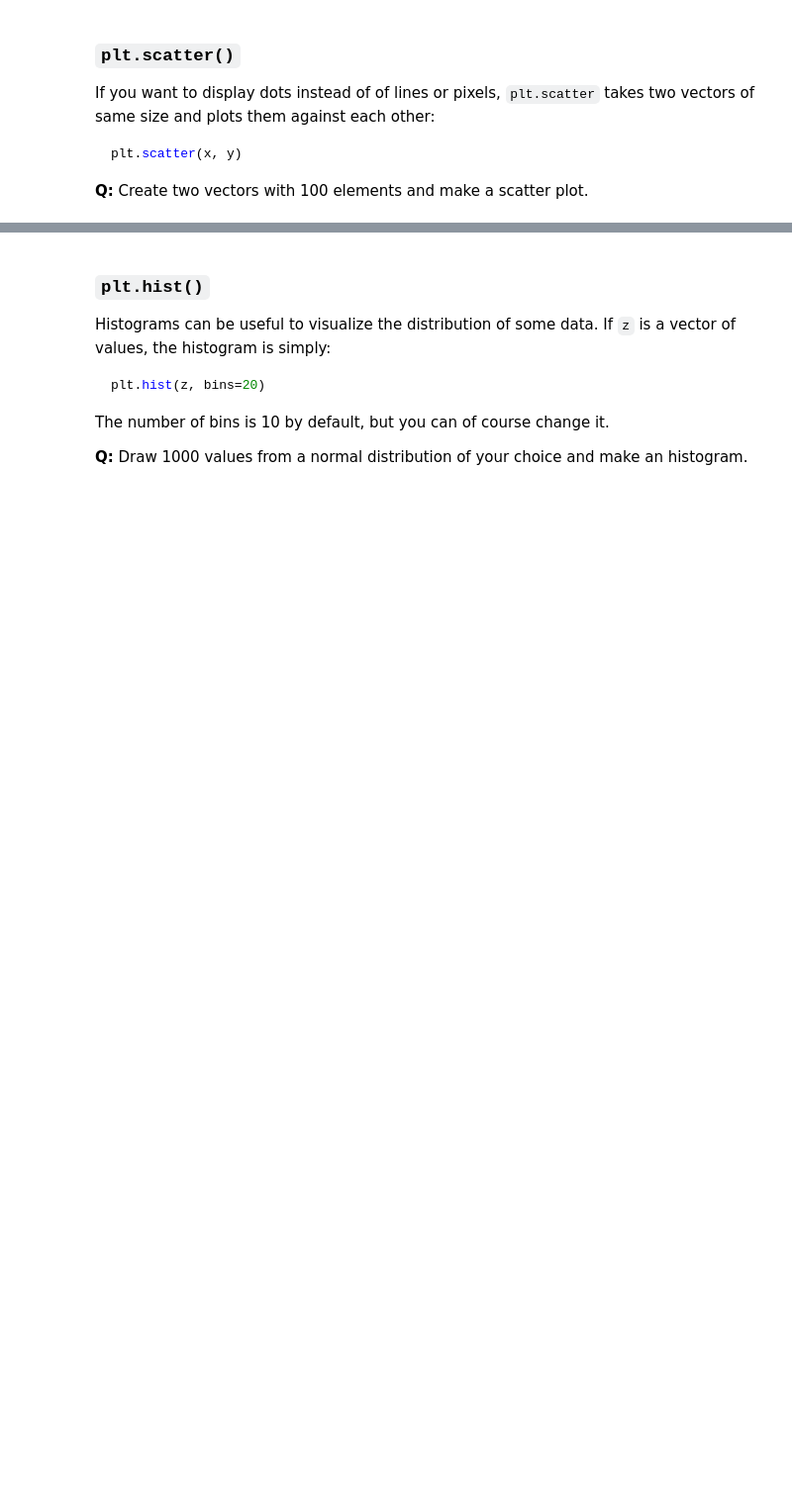
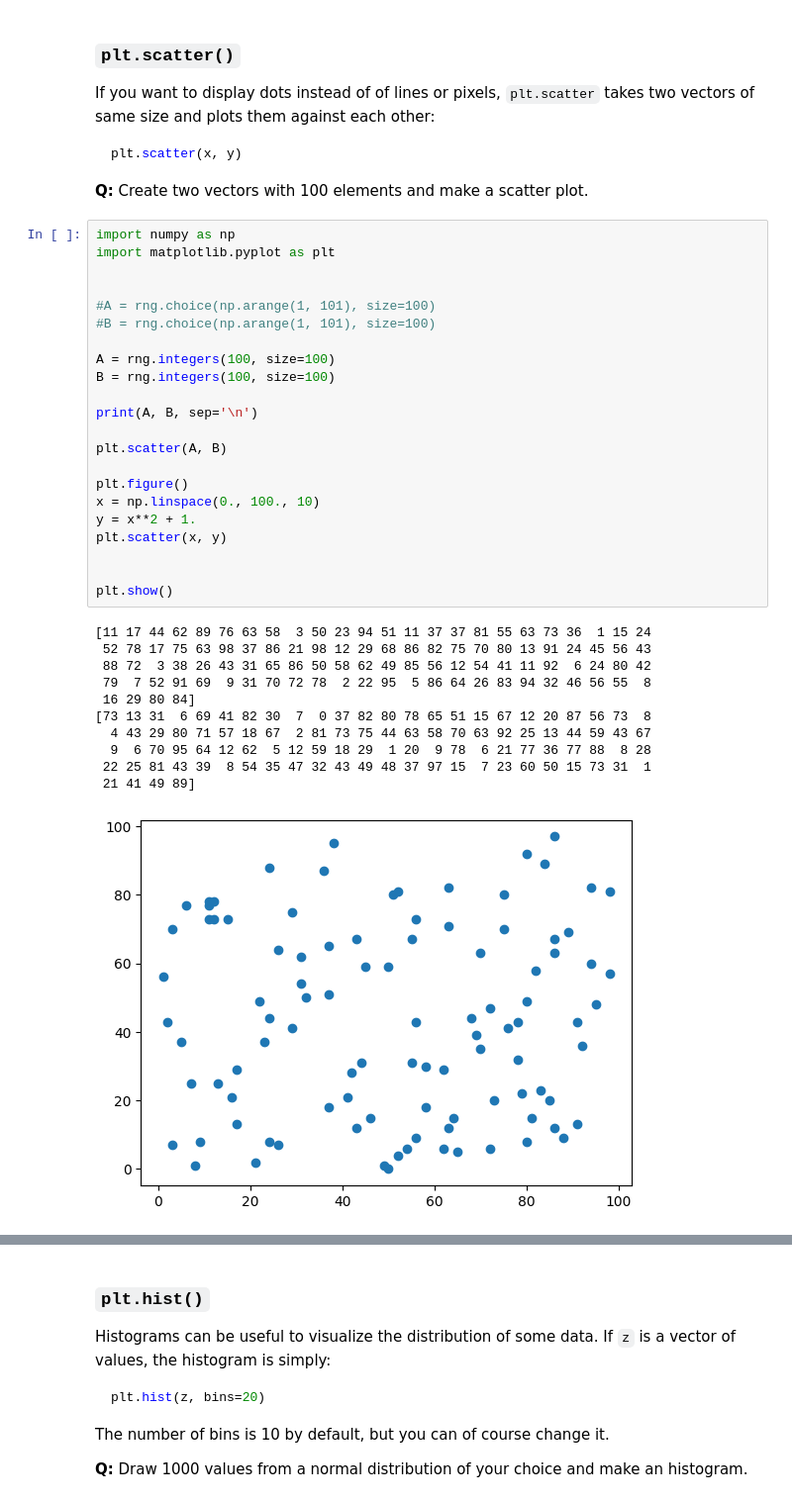
Before and after one commit to 77boom/neurocomputing, a Jupyter notebook: notebooks/2-Numpy.ipynb, the cells around one changed output, grey strips where cells are left out. Shown at 99% size. Saved outputs shown, nothing was run; the diff lists cells and outputs as text; blank space fills up the shorter version.

````diff
--- a/notebooks/2-Numpy.ipynb
+++ b/notebooks/2-Numpy.ipynb
@@ -749,3 +806,37 @@ plt.scatter(x, y)
 ```
 
 **Q:** Create two vectors with 100 elements and make a scatter plot.
+# %%
+import numpy as np
+import matplotlib.pyplot as plt
+
+
+#A = rng.choice(np.arange(1, 101), size=100)
+#B = rng.choice(np.arange(1, 101), size=100)
+
+A = rng.integers(100, size=100)
+B = rng.integers(100, size=100)
+
+print(A, B, sep='\n')
+
+plt.scatter(A, B)
+
+plt.figure()
+x = np.linspace(0., 100., 10)
+y = x**2 + 1.
+plt.scatter(x, y)
+
+
+plt.show()
+# %% [output]
+[11 17 44 62 89 76 63 58  3 50 23 94 51 11 37 37 81 55 63 73 36  1 15 24
+ 52 78 17 75 63 98 37 86 21 98 12 29 68 86 82 75 70 80 13 91 24 45 56 43
+ 88 72  3 38 26 43 31 65 86 50 58 62 49 85 56 12 54 41 11 92  6 24 80 42
+ 79  7 52 91 69  9 31 70 72 78  2 22 95  5 86 64 26 83 94 32 46 56 55  8
+ 16 29 80 84]
+[73 13 31  6 69 41 82 30  7  0 37 82 80 78 65 51 15 67 12 20 87 56 73  8
+  4 43 29 80 71 57 18 67  2 81 73 75 44 63 58 70 63 92 25 13 44 59 43 67
+  9  6 70 95 64 12 62  5 12 59 18 29  1 20  9 78  6 21 77 36 77 88  8 28
+ 22 25 81 43 39  8 54 35 47 32 43 49 48 37 97 15  7 23 60 50 15 73 31  1
+ 21 41 49 89]
+[figure, added]
````
Also changed, not shown: parts of 5 cells of this notebook.
